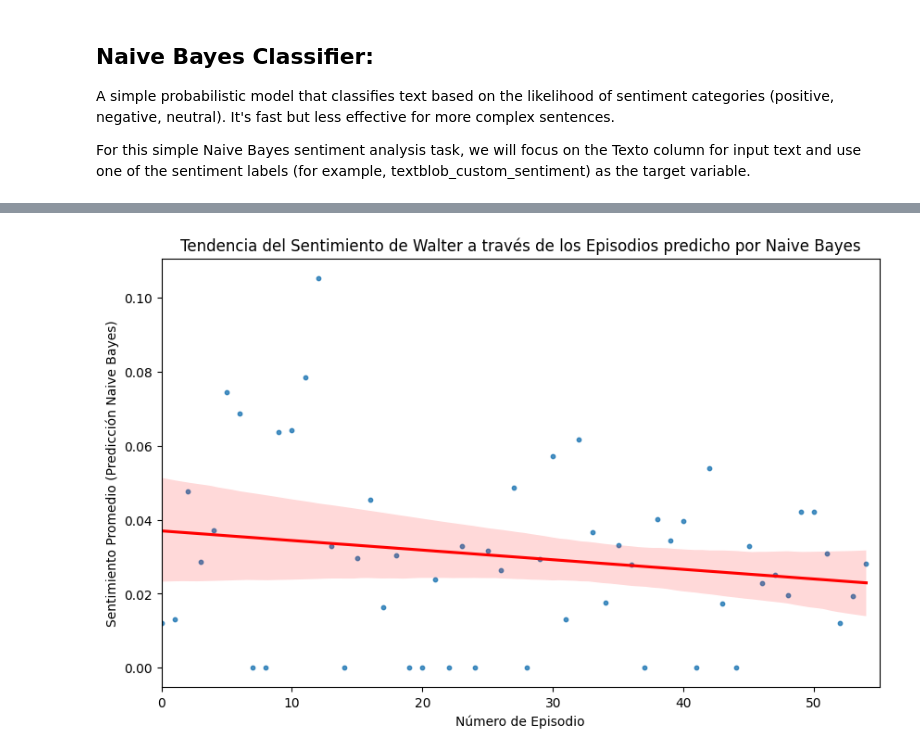
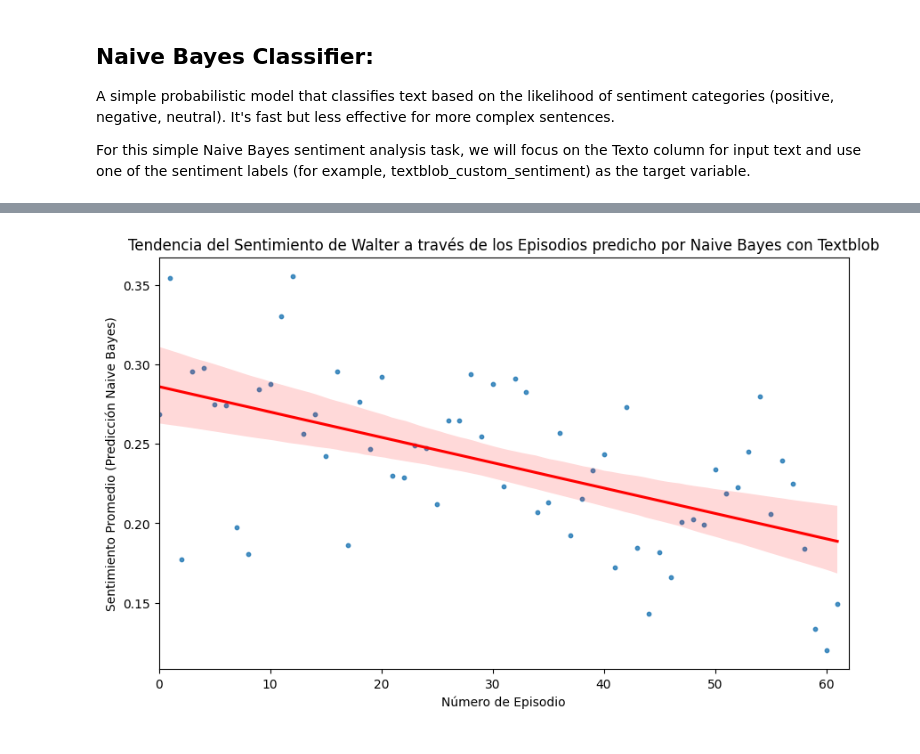
Before and after one commit to MaiteLizarraga/nlp_sentiment_analysis_breaking_bad, a Jupyter notebook: Breaking_Bad_Maldad_Walter_2-MACHINE_LEARNING_SUPERVISADO_&_NAIVE_BAYES.ipynb, the cells around one changed output, grey strips where cells are left out. Cells and saved outputs as stored; diff of their text form; code cells hidden in the pictures.

```diff
--- a/Breaking_Bad_Maldad_Walter_2-MACHINE_LEARNING_SUPERVISADO_&_NAIVE_BAYES.ipynb
+++ b/Breaking_Bad_Maldad_Walter_2-MACHINE_LEARNING_SUPERVISADO_&_NAIVE_BAYES.ipynb
@@ -1,3 +9,25 @@
+# %%
+# Importamos el archivo ready_df que es el resultado del Preprocesamiento y del Análisis de Sentimientos previo.
+
+import pandas as pd
+
+try:
+    ready_df = pd.read_excel('/content/drive/MyDrive/CAPSTONE/ENTREGA/ready_df.xlsx', index_col=None)
+
+    # Verificar si ready_df es un DataFrame
+    # if isinstance(ready_df, pd.DataFrame):
+    #     print("ready_df es un DataFrame")
+    # else:
+    #     print("ready_df NO es un DataFrame")
+
+except ValueError as e:
+    print(f'Error de formato del archivo Excel: {e}')
+except FileNotFoundError as e:
+    print(f'Error al encontrar el archivo: {e}')
+except pd.errors.ParserError as e:
+    print(f'Error al analizar el archivo Excel: {e}')
+except Exception as e:
+    print(f'Error desconocido: {e}')
 # %% [markdown]
 ## Naive Bayes Classifier:
 
@@ -10,15 +40,15 @@ from sklearn.feature_extraction.text import CountVectorizer
 from sklearn.naive_bayes import MultinomialNB
 from sklearn.metrics import classification_report, accuracy_score
 
-# We'll use 'Texto' for the text and 'textblob_custom_sentiment' for labels
-# First, we will drop rows with missing values in either 'Texto' or 'textblob_custom_sentiment'
-df = ready_df[['Texto', 'textblob_custom_sentiment']].dropna() # Modificar esta variable para realizar predicciones con la que se quiera
+# We'll use 'Texto' for the text and 'textblob_sentiment' for labels
 
-# Convert 'textblob_custom_sentiment' to a binary sentiment for simplicity (-1: negative, 1: positive)
-df['sentiment'] = df['textblob_custom_sentiment'].apply(lambda x: 1 if x > 0 else 0)
+################
+# CAMBIAR AQUÍ LA VARIABLE QUE SE QUIERE PASAR A NAIVE BAYES. TIENE QUE SER UNA VARIABLE DE POLARIDAD -1 / 1
+################
+ready_df['sentiment'] = ready_df['textblob_sentiment'].apply(lambda x: 1 if x > 0 else 0)
 
 # Splitting the data into training and test sets
-X_train, X_test, y_train, y_test = train_test_split(df['Texto'], df['sentiment'], test_size=0.3, random_state=42)
+X_train, X_test, y_train, y_test = train_test_split(ready_df['Texto'], ready_df['sentiment'], test_size=0.3, random_state=42)
 
 # Vectorizing the text data (Bag of Words model)
 vectorizer = CountVectorizer(stop_words='english')
@@ -72,10 +109,12 @@ Try using .loc[row_indexer,col_indexer] = value instead
 See the caveats in the documentation: https://pandas.pydata.org/pandas-docs/stable/user_guide/indexing.html#returning-a-view-versus-a-copy
   char_df['naive_bayes_prediction'] = nb_model.predict(vectorizer.transform(char_df['Texto']))
 # %%
-char_df['naive_bayes_prediction'] = nb_model.predict(vectorizer.transform(char_df['Texto']))
+import matplotlib.pyplot as plt
+
+ready_df['naive_bayes_prediction'] = nb_model.predict(vectorizer.transform(ready_df['Texto']))
 
 # Group by 'Temporada' and 'Episodio', and calculate the mean of 'naive_bayes_prediction'
-episode_sentiment = char_df.groupby(['Temporada', 'Episodio'])['naive_bayes_prediction'].mean()
+episode_sentiment = ready_df.groupby(['Temporada', 'Episodio'])['naive_bayes_prediction'].mean()
 
 # Check the result
 print(episode_sentiment)
@@ -116,26 +146,26 @@ Name: naive_bayes_prediction, dtype: float64
 # %%
 import matplotlib.pyplot as plt
 import seaborn as sns
 
 # Resetear el índice de los datos agrupados para que 'Temporada' y 'Episodio' sean columnas accesibles
 episode_sentiment = episode_sentiment.reset_index()
 
 # Crear un número de episodio secuencial basado en la longitud del DataFrame
 episode_sentiment['Episode_Number'] = range(len(episode_sentiment))
 
 # Establecer el tamaño de la figura
 plt.figure(figsize=(10, 6))
 
 # Graficar una línea de sentimiento de los episodios con una línea de tendencia usando Seaborn
 sns.regplot(x='Episode_Number', y='naive_bayes_prediction', data=episode_sentiment,
             scatter_kws={"s": 10}, line_kws={"color": "red"})
 
 # Añadir etiquetas y título
 plt.xlabel('Número de Episodio')
 plt.ylabel('Sentimiento Promedio (Predicción Naive Bayes)')
-plt.title('Tendencia del Sentimiento de Walter a través de los Episodios predicho por Naive Bayes')
+plt.title('Tendencia del Sentimiento de Walter a través de los Episodios predicho por Naive Bayes con Textblob')
 
 plt.xlim(0, len(episode_sentiment))
 plt.show()
 # %% [output]
-[figure, old version]
+[figure, new version]
```
Also changed, not shown: parts of 5 cells of this notebook, 12 other files.
